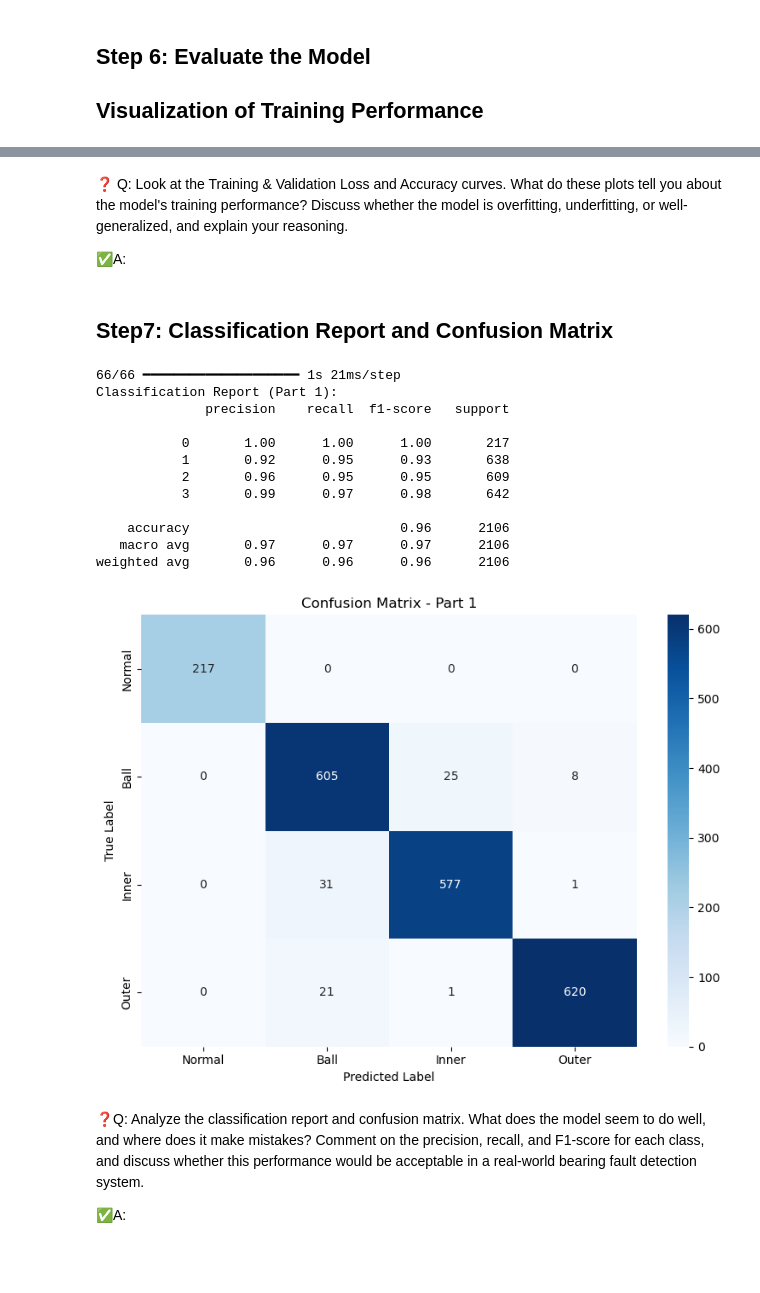
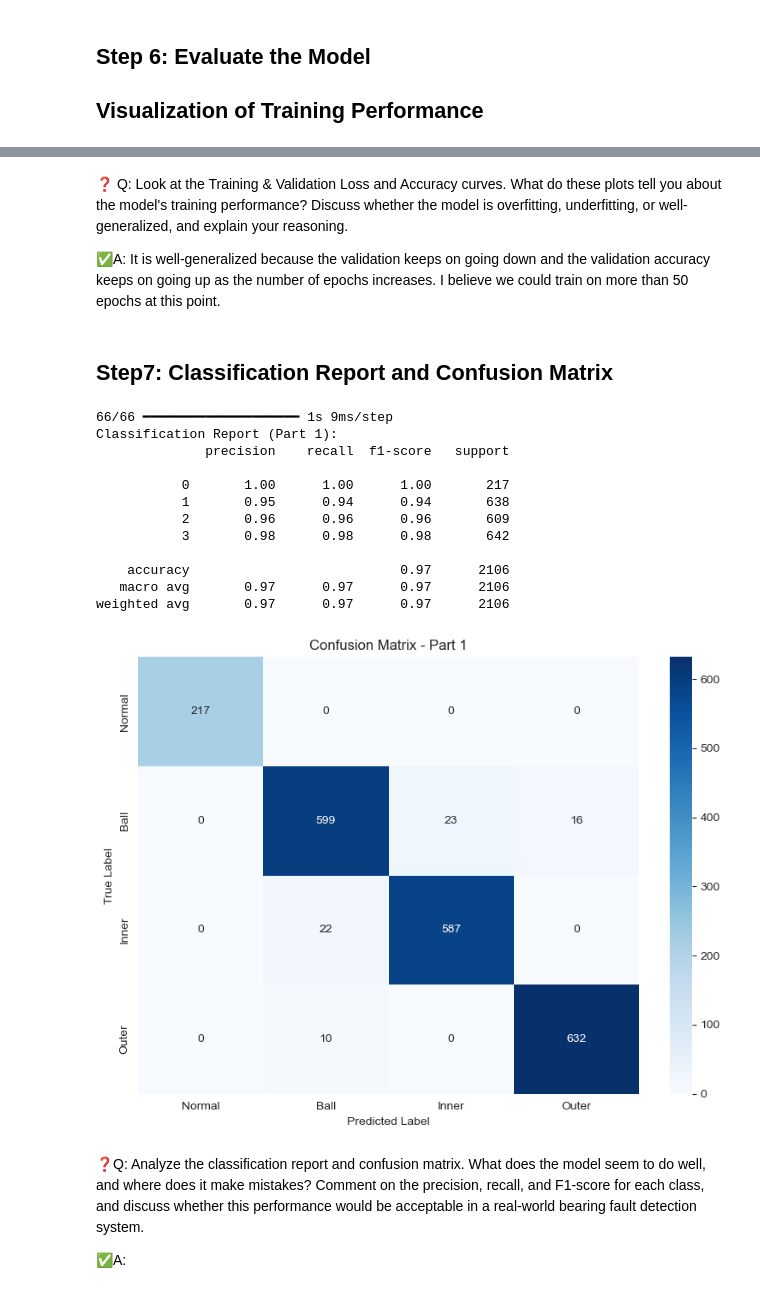
Before and after one commit to PietroLacommande/FaultDetection, a Jupyter notebook: Lab4 .ipynb, the cells around one changed output, grey strips where cells are left out. Drawn from its saved outputs; the diff is of its cells as text; code cells hidden in the pictures; blank space fills up the shorter version.

Commit message:
Part 1 updated

```diff
--- a/Lab4 .ipynb
+++ b/Lab4 .ipynb
@@ -145,10 +152,10 @@ data_dir = "CWRU/"
 normal_data, normal_labels = load_mat_files(os.path.join(data_dir, "Normal_Baseline_Data"), label=0)
 
 #❓Q: Complete the line of code to load data for the Ball fault condition with label 1?
-ball_data, ball_labels = xxxx(xxxx(data_dir, "xxxxx", "xxxx"), label=1)
+ball_data, ball_labels = load_mat_files(os.path.join(data_dir, "48k_Drive_End_Bearing_Fault_Data", "Ball"), label=1)
 
 #❓Q: Complete the line of code to load data for the Inner race fault condition with label 2?
-inner_race_data, inner_race_labels = xxxx(xxxx(data_dir, "xxxx", "xxxx"), label=2)
+inner_race_data, inner_race_labels = load_mat_files(os.path.join(data_dir, "48k_Drive_End_Bearing_Fault_Data", "Inner_Race"), label=2)
 
 outer_race_data, outer_race_labels = load_mat_files(os.path.join(data_dir, "48k_Drive_End_Bearing_Fault_Data", "Outer_Race_Centered-6"), label=3)
 # %% [output]
@@ -177,19 +184,18 @@ outer_race_data, outer_race_labels = load_mat_files(os.path.join(data_dir, "48k_
 
 datasets = [normal_data, ball_data, inner_race_data, outer_race_data]
 # ❓ Q: Complete the code below to print the shape of each dataset for debugging?
-print("Normal Data Shape:", xxxx)
-print("Ball Fault Data Shape:", xxxx)
-print("Inner Race Fault Data Shape:", xxxx)
-print("Outer Race Fault Data Shape:", xxxx)
+print("Normal Data Shape:", normal_data.shape)
+print("Ball Fault Data Shape:", ball_data.shape)
+print("Inner Race Fault Data Shape:", inner_race_data.shape)
+print("Outer Race Fault Data Shape:", outer_race_data.shape)
 
 #❓Q: Complete the code below to raise an error if any of the datasets are empty?
-if any(d.xxxx for d in datasets):
+if any(d.size ==0 for d in datasets):
     raise ValueError("Error: One or more datasets are empty! Please check the data loading step.")
 
 #❓Q: Complete the code to stack the datasets and labels together?
-data = np.xxxx((normal_data, ball_data, inner_race_data, outer_race_data))
-labels = np.xxxx((normal_labels, ball_labels, inner_race_labels, outer_race_labels))
-
+data = np.concatenate((normal_data, ball_data, inner_race_data, outer_race_data))
+labels = np.concatenate((normal_labels, ball_labels, inner_race_labels, outer_race_labels))
 # Normalize data to range [-1,1]
 data = data / np.max(np.abs(data))
 
@@ -197,7 +203,7 @@ data = data / np.max(np.abs(data))
 data = data.reshape(data.shape[0], data.shape[1], 1)
 
 #❓Q: Complete the code to split the dataset into training and testing sets, using 20% of the data for testing and a fixed random seed of 42?
-X_train, X_test, y_train, y_test = xxxx(data, labels, xxxx=xxxx, xxxx=xxxx)
+X_train, X_test, y_train, y_test = train_test_split(data, labels, train_size=0.80, test_size=0.2, random_state=42)
 
 print("Data successfully prepared for training!")
 print(f"Training Set: {X_train.shape}, Testing Set: {X_test.shape}")
@@ -315,19 +321,19 @@ early_stopping = EarlyStopping(monitor='val_loss', patience=5, restore_best_weig
 #❓Q: Complete the code to train the model using 50 epochs, batch size 64, and early stopping based on validation loss?
 history_part1 = model_part1.fit(
     X_train, y_train,
-    epochs=xxxx,
-    validation_data=(xxxx, xxxx),
-    batch_size=xxxxx,
+    epochs=50,
+    validation_data=(X_test, y_test),
+    batch_size=64,
     callbacks=[early_stopping]
 )
 
 #❓Q: What is the purpose of the EarlyStopping callback in this code?
-#✅A:
+#✅A: I believe it is to avoid the model becoming too specialized on the training set which causes it to lose generalization capabilities on unseen data.
 
 #❓Q: What does the argument patience=5 mean in the context of EarlyStopping?
-#✅A:
+#✅A: If after 5 consecutives swipes of the dataset the precision decreases, the training will stop and since we set the argument restore_best_weights=True then it will go back to the best weights used.
 
 #❓Q: What does restore_best_weights=True do in this setting?
-#✅A:
+#✅A: It searches back for the best weights after 5 consecutive losses in precision of the model
 # %% [output]
 Epoch 1/50
@@ -381,46 +387,46 @@ plt.show()
 # %% [markdown]
 ❓ Q: Look at the Training & Validation Loss and Accuracy curves. What do these plots tell you about the model's training performance? Discuss whether the model is overfitting, underfitting, or well-generalized, and explain your reasoning.
 
-✅A:
+✅A: It is well-generalized because the validation keeps on going down and the validation accuracy keeps on going up as the number of epochs increases. I believe we could train on more than 50 epochs at this point.
 # %% [markdown]
 ## Step7: Classification Report and Confusion Matrix
 # %%
 # Predict class labels
 #❓Q:Complete the code to generate class predictions for the test set?
-y_pred_part1 = model_part1.xxxx(X_test)
-y_pred_classes_part1 = np.xxxx(y_pred_part1, axis=1)
+y_pred_part1 = model_part1.predict(X_test)
+y_pred_classes_part1 = np.argmax(y_pred_part1, axis=1)
 
 # Print classification report
 print("Classification Report (Part 1):")
 print(classification_report(y_test, y_pred_classes_part1))
 
 # Confusion matrix
 # ❓Q:Complete the code to compute and visualize the confusion matrix
-conf_matrix_part1 = xxxx(xxxx,xxxx)
+conf_matrix_part1 = confusion_matrix(y_test,y_pred_classes_part1)
 
 plt.figure(figsize=(8, 6))
 class_labels = ['Normal', 'Ball', 'Inner', 'Outer']
 sns.heatmap(conf_matrix_part1, annot=True, fmt='d', cmap='Blues',
             xticklabels=class_labels, yticklabels=class_labels)
 plt.title("Confusion Matrix - Part 1")
 plt.xlabel("Predicted Label")
 plt.ylabel("True Label")
 plt.tight_layout()
 plt.show()
 # %% [output]
-66/66 ━━━━━━━━━━━━━━━━━━━━ 1s 21ms/step
+66/66 ━━━━━━━━━━━━━━━━━━━━ 1s 9ms/step
 Classification Report (Part 1):
               precision    recall  f1-score   support
 
            0       1.00      1.00      1.00       217
-           1       0.92      0.95      0.93       638
-           2       0.96      0.95      0.95       609
-           3       0.99      0.97      0.98       642
+           1       0.95      0.94      0.94       638
+           2       0.96      0.96      0.96       609
+           3       0.98      0.98      0.98       642
 
-    accuracy                           0.96      2106
+    accuracy                           0.97      2106
    macro avg       0.97      0.97      0.97      2106
-weighted avg       0.96      0.96      0.96      2106
+weighted avg       0.97      0.97      0.97      2106
-[figure, old version]
+[figure, new version]
 # %% [markdown]
 ❓Q: Analyze the classification report and confusion matrix. What does the model seem to do well, and where does it make mistakes? Comment on the precision, recall, and F1-score for each class, and discuss whether this performance would be acceptable in a real-world bearing fault detection system.
 
```
Also changed, not shown: parts of 7 cells of this notebook.
